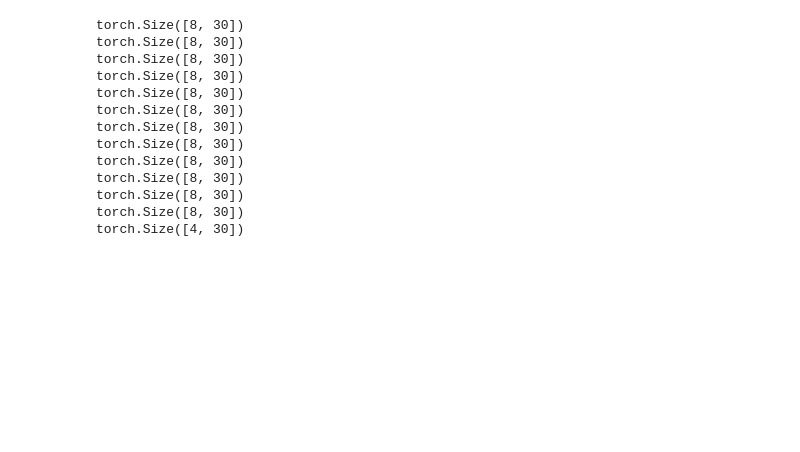
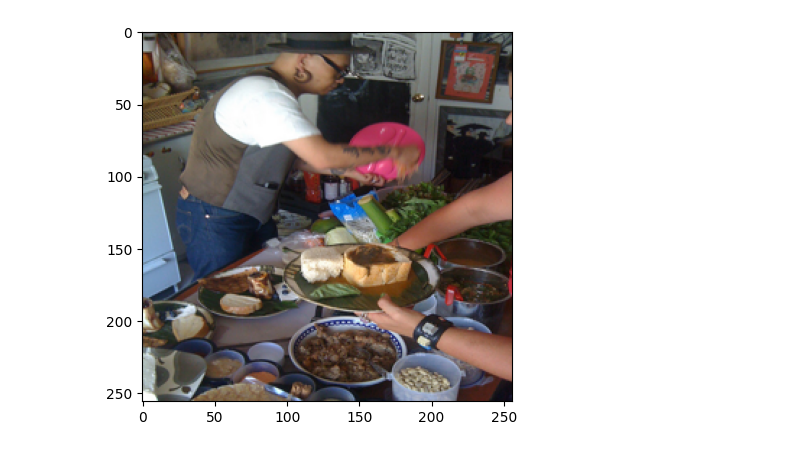
Before and after one commit to Siva-0310/Signature, a Jupyter notebook: demo.ipynb, the cells around one changed output. Saved outputs shown, nothing was run; the diff lists cells and outputs as text; code cells hidden in the pictures; blank space fills up the shorter version.

```diff
--- a/demo.ipynb
+++ b/demo.ipynb
@@ -73,20 +73,8 @@ transform = transforms.Compose([
 ])
 dataset = ImageMessageDataset(img_dir,msg_length,transform)
 trainloader,valoader,testloader = get_data_loaders(dataset)
-# %%
-for img,msg in trainloader:
-    print(msg.shape)
-# %% [output]
-torch.Size([8, 30])
-torch.Size([8, 30])
-torch.Size([8, 30])
-torch.Size([8, 30])
-torch.Size([8, 30])
-torch.Size([8, 30])
-torch.Size([8, 30])
-torch.Size([8, 30])
-torch.Size([8, 30])
-torch.Size([8, 30])
-torch.Size([8, 30])
-torch.Size([8, 30])
-torch.Size([4, 30])
+# %%
+plt.imshow(UnNormalize(dataset[0][0]).permute(1,2,0).numpy())
+plt.show()
+# %% [output]
+[figure, added]
```
Also changed, not shown: 1 other file.
